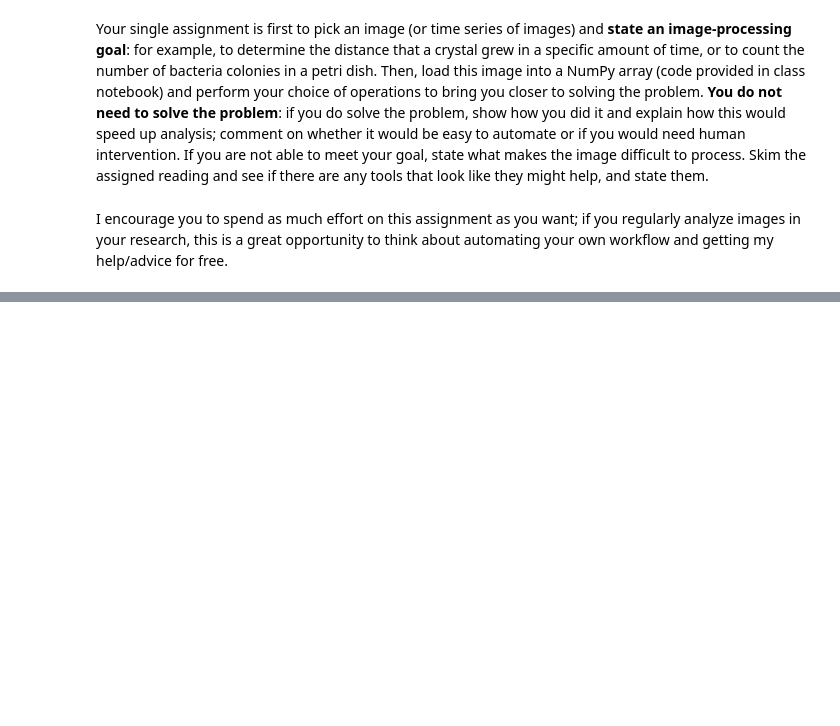
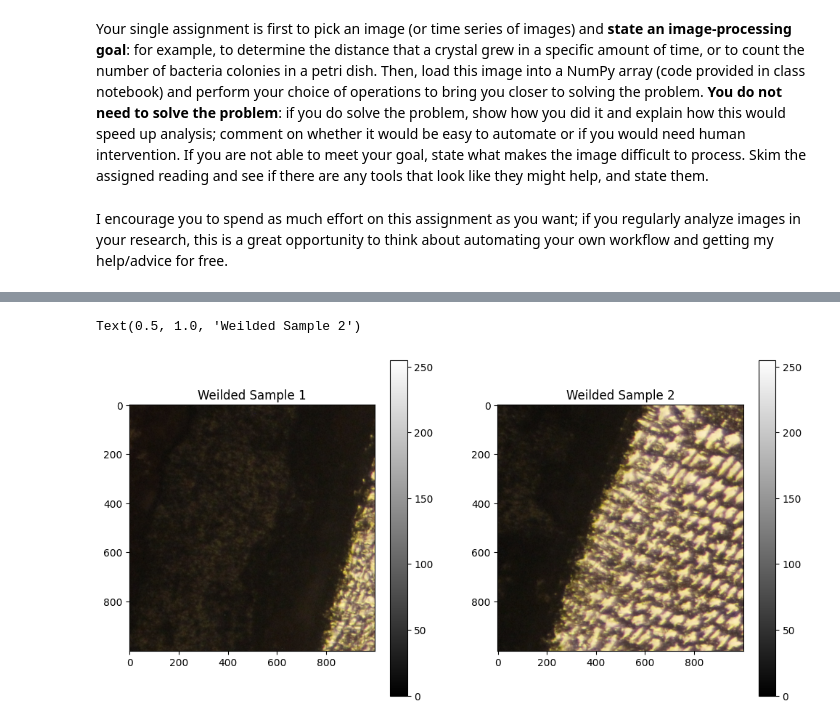
Before and after one commit to AngleKit/MSE7530Codes, a Jupyter notebook: Assignments/Assignment5.ipynb, the cells around one changed output, grey strips where cells are left out. Cells and saved outputs as stored; diff of their text form; code cells hidden in the pictures; blank space fills up the shorter version.

```diff
--- a/Assignments/Assignment5.ipynb
+++ b/Assignments/Assignment5.ipynb
@@ -20,0 +53,13 @@ import scipy.ndimage as ndi
+# %%
+s1_cut = sample1[1000:2000, 1000:2000]
+s2_cut = sample2[1000:2000, 1000:2000]
+fig, ax = plt.subplots(1, 2, figsize=(12, 6))
+cb = ax[0].imshow(s1_cut, cmap='gray') # cb = colorbar
+plt.colorbar(cb,ax=ax[0]) # 2nd part of the colorbar command
+cb = ax[1].imshow(s2_cut, cmap='gray')
+plt.colorbar(cb,ax=ax[1])
+ax[0].set_title('Weilded Sample 1')
+ax[1].set_title('Weilded Sample 2')
+# %% [output]
+Text(0.5, 1.0, 'Weilded Sample 2')
+[figure, added]
```
Also changed, not shown: parts of 6 cells of this notebook.
